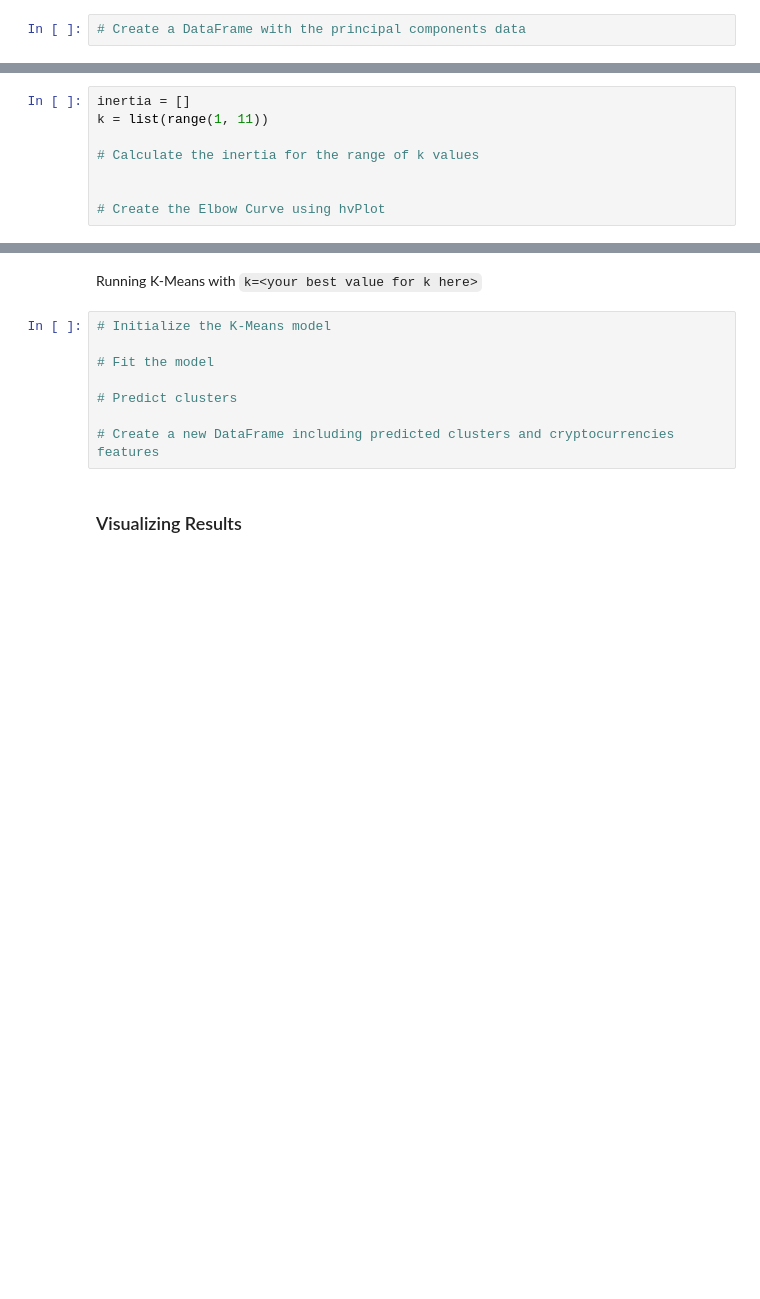
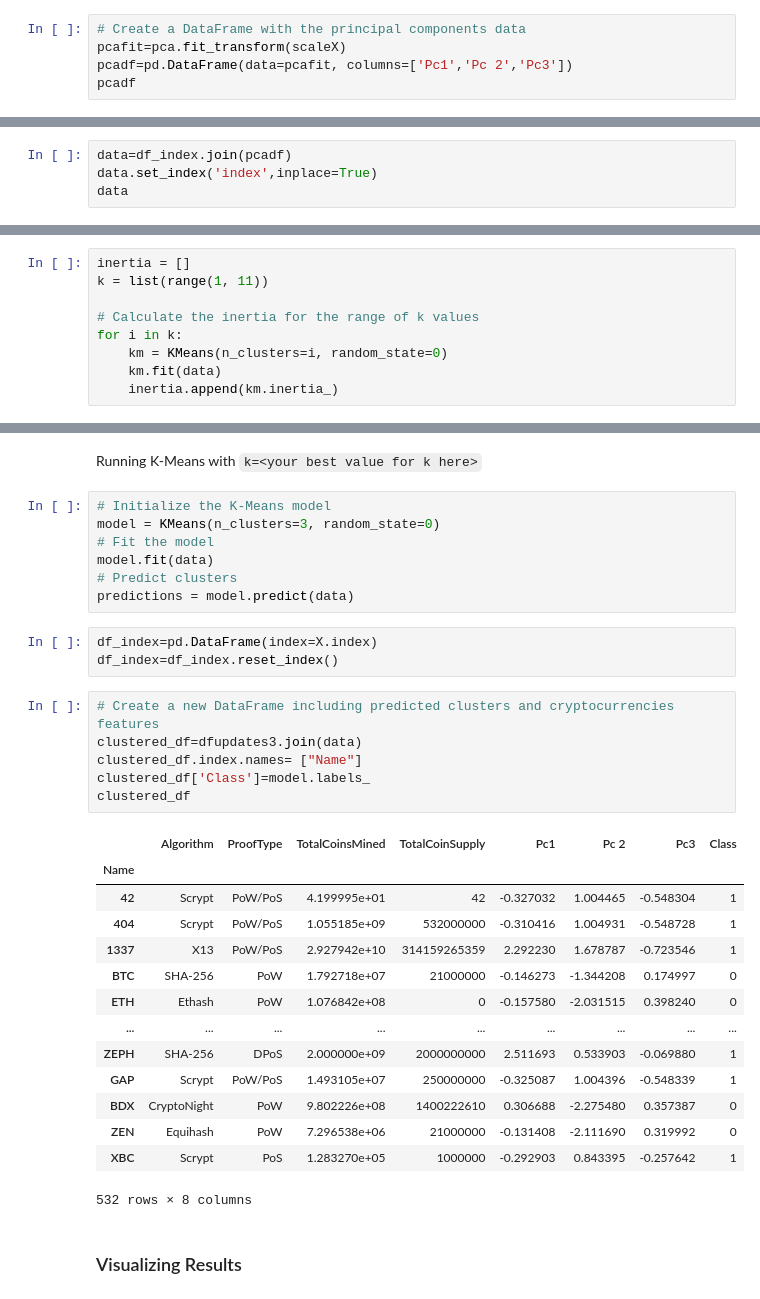
Before and after one commit to AmiraAli23/unit13-challenge, a Jupyter notebook: crypto_clustering.ipynb, the cells around one changed output, grey strips where cells are left out. Cells and saved outputs as stored; diff of their text form; blank space fills up the shorter version.

```diff
--- a/crypto_clustering.ipynb
+++ b/crypto_clustering.ipynb
@@ -73,2 +244,5 @@ url = "https://min-api.cryptocompare.com/data/all/coinlist"
 # %%
 # Create a DataFrame with the principal components data
+pcafit=pca.fit_transform(scaleX)
+pcadf=pd.DataFrame(data=pcafit, columns=['Pc1','Pc 2','Pc3'])
+pcadf
@@ -74,0 +263,4 @@ url = "https://min-api.cryptocompare.com/data/all/coinlist"
+# %%
+data=df_index.join(pcadf)
+data.set_index('index',inplace=True)
+data
@@ -81,6 +288,7 @@ inertia = []
 k = list(range(1, 11))
 
 # Calculate the inertia for the range of k values
-
-
-# Create the Elbow Curve using hvPlot
+for i in k:
+    km = KMeans(n_clusters=i, random_state=0)
+    km.fit(data)
+    inertia.append(km.inertia_)
@@ -88,12 +304,35 @@ k = list(range(1, 11))
 Running K-Means with `k=<your best value for k here>`
 # %%
 # Initialize the K-Means model
-
+model = KMeans(n_clusters=3, random_state=0)
 # Fit the model
-
+model.fit(data)
 # Predict clusters
-
-# Create a new DataFrame including predicted clusters and cryptocurrencies features
+predictions = model.predict(data)
+# %%
+df_index=pd.DataFrame(index=X.index)
+df_index=df_index.reset_index()
+# %%
+# Create a new DataFrame including predicted clusters and cryptocurrencies features
+clustered_df=dfupdates3.join(data)
+clustered_df.index.names= ["Name"]
+clustered_df['Class']=model.labels_
+clustered_df
+# %% [output]
+|  | Algorithm | ProofType | TotalCoinsMined | TotalCoinSupply | Pc1 | Pc 2 | Pc3 | Class |
+| Name |  |  |  |  |  |  |  |  |
+| 42 | Scrypt | PoW/PoS | 4.199995e+01 | 42 | -0.327032 | 1.004465 | -0.548304 | 1 |
+| 404 | Scrypt | PoW/PoS | 1.055185e+09 | 532000000 | -0.310416 | 1.004931 | -0.548728 | 1 |
+| 1337 | X13 | PoW/PoS | 2.927942e+10 | 314159265359 | 2.292230 | 1.678787 | -0.723546 | 1 |
+| BTC | SHA-256 | PoW | 1.792718e+07 | 21000000 | -0.146273 | -1.344208 | 0.174997 | 0 |
+| ETH | Ethash | PoW | 1.076842e+08 | 0 | -0.157580 | -2.031515 | 0.398240 | 0 |
+| ... | ... | ... | ... | ... | ... | ... | ... | ... |
+| ZEPH | SHA-256 | DPoS | 2.000000e+09 | 2000000000 | 2.511693 | 0.533903 | -0.069880 | 1 |
+| GAP | Scrypt | PoW/PoS | 1.493105e+07 | 250000000 | -0.325087 | 1.004396 | -0.548339 | 1 |
+| BDX | CryptoNight | PoW | 9.802226e+08 | 1400222610 | 0.306688 | -2.275480 | 0.357387 | 0 |
+| ZEN | Equihash | PoW | 7.296538e+06 | 21000000 | -0.131408 | -2.111690 | 0.319992 | 0 |
+| XBC | Scrypt | PoS | 1.283270e+05 | 1000000 | -0.292903 | 0.843395 | -0.257642 | 1 |
+532 rows × 8 columns
 # %% [markdown]
 ### Visualizing Results
 # %% [markdown]
```
Also changed, not shown: parts of 37 cells of this notebook, 1 other file.
